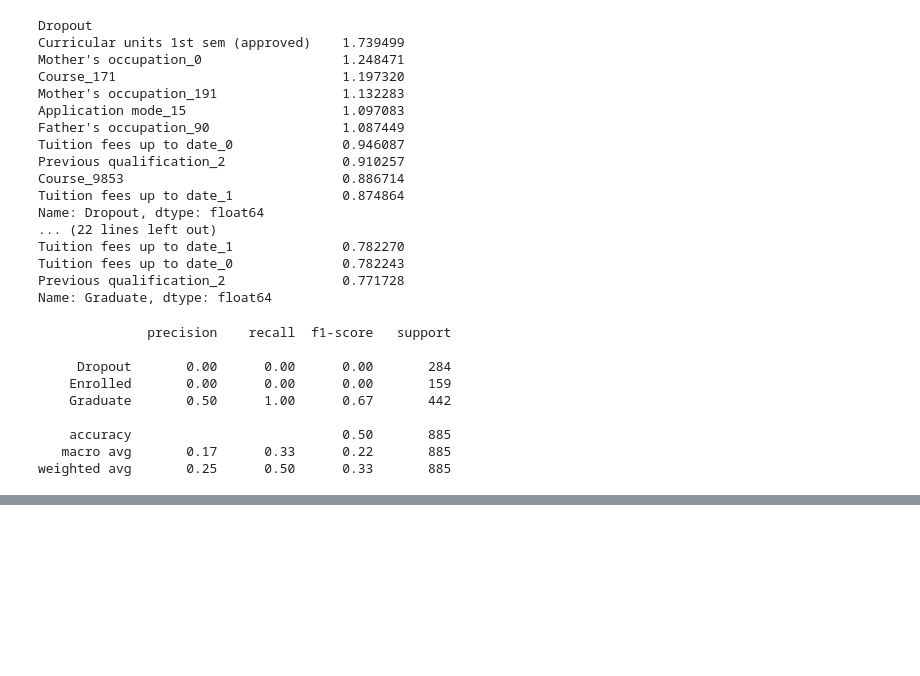
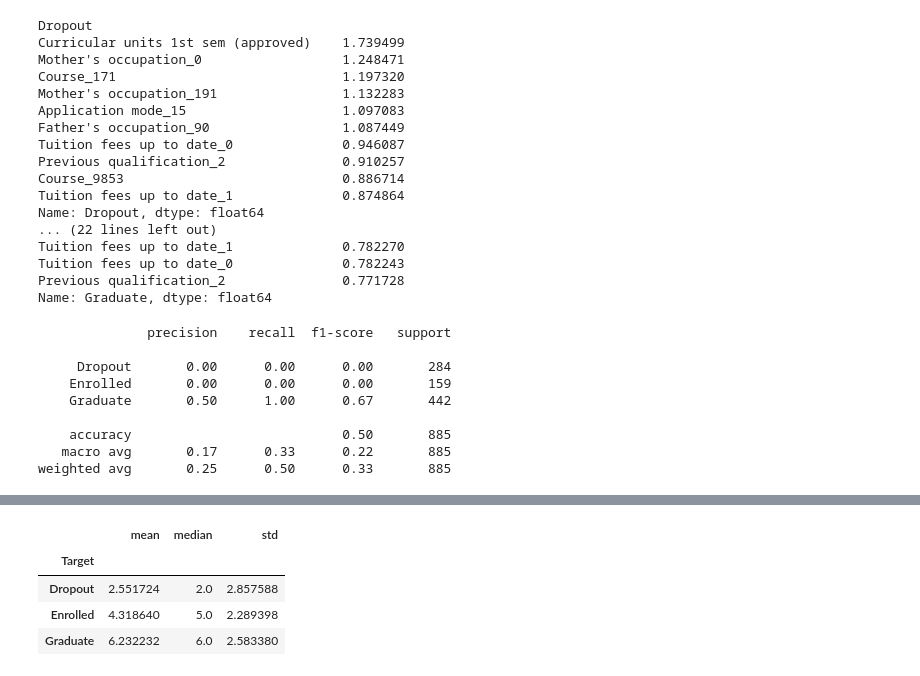
Before and after one commit to ARYANDIXIT-DEBUG/student-academic-risk-prediction, a Jupyter notebook: ml.ipynb, the cells around one changed output, grey strips where cells are left out. Drawn from its saved outputs; the diff is of its cells as text; code cells hidden in the pictures; blank space fills up the shorter version.

```diff
--- a/ml.ipynb
+++ b/ml.ipynb
@@ -689,0 +748,11 @@ weighted avg       0.25      0.50      0.33       885
+# %%
+#“How does a particular feature differ between Graduate and Enrolled students?”
+df.groupby("Target")[
+    "Curricular units 1st sem (approved)"
+].agg(["mean", "median", "std"])
+# %% [output]
+|  | mean | median | std |
+| Target |  |  |  |
+| Dropout | 2.551724 | 2.0 | 2.857588 |
+| Enrolled | 4.318640 | 5.0 | 2.289398 |
+| Graduate | 6.232232 | 6.0 | 2.583380 |
```
Also changed, not shown: parts of 60 cells of this notebook, 1 other file.
